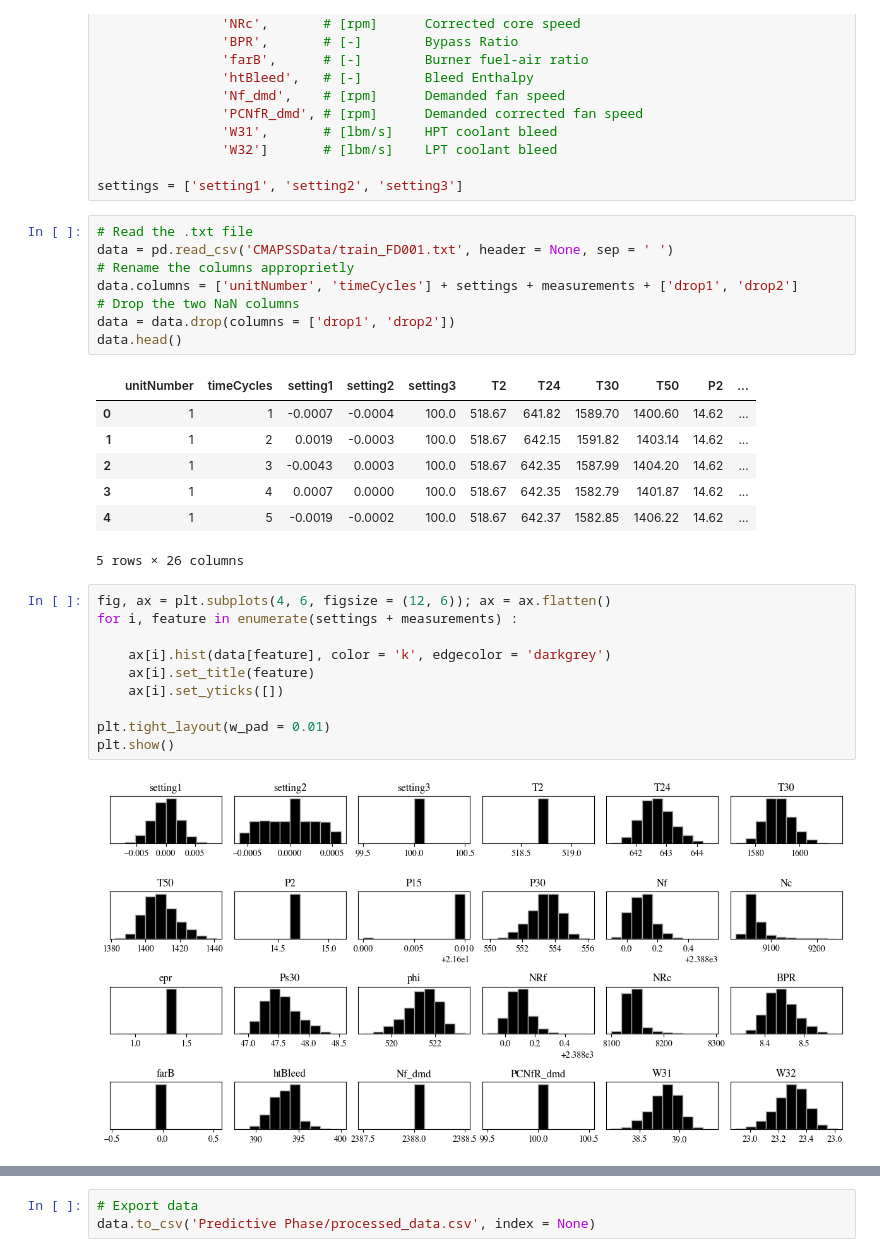
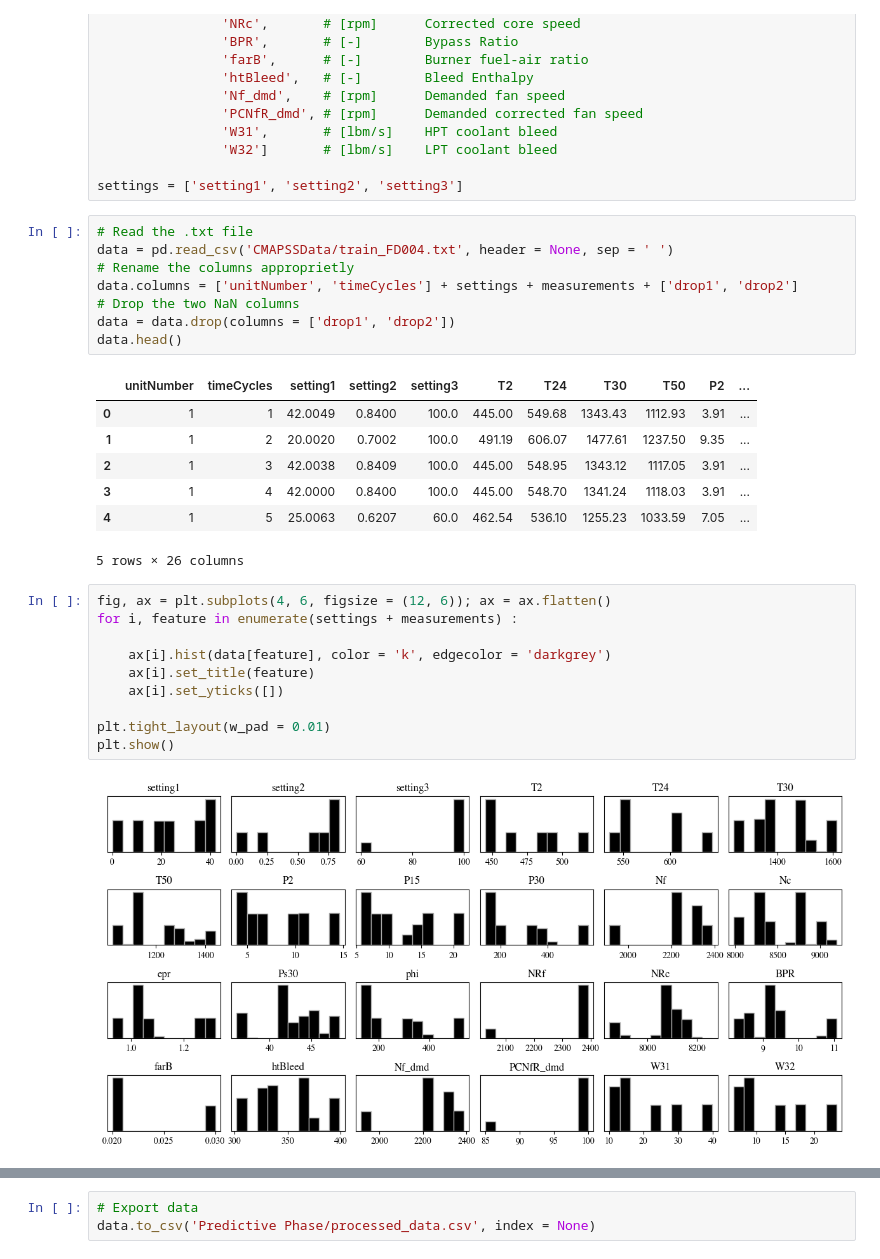
Before and after one commit to martinbog19/ml-engine-maintenance, a Jupyter notebook: EDA_.ipynb, the cells around one changed output, grey strips where cells are left out. Saved outputs shown, nothing was run; the diff lists cells and outputs as text.

```diff
--- a/EDA_.ipynb
+++ b/EDA_.ipynb
@@ -32,19 +32,19 @@ measurements = ['T2',        # [°R]       Total temperature at fan inlet
 settings = ['setting1', 'setting2', 'setting3']
 # %%
 # Read the .txt file
-data = pd.read_csv('CMAPSSData/train_FD001.txt', header = None, sep = ' ')
+data = pd.read_csv('CMAPSSData/train_FD004.txt', header = None, sep = ' ')
 # Rename the columns approprietly
 data.columns = ['unitNumber', 'timeCycles'] + settings + measurements + ['drop1', 'drop2']
 # Drop the two NaN columns
 data = data.drop(columns = ['drop1', 'drop2'])
 data.head()
 # %% [output]
 |  | unitNumber | timeCycles | setting1 | setting2 | setting3 | T2 | T24 | T30 | T50 | P2 | ... |
-| 0 | 1 | 1 | -0.0007 | -0.0004 | 100.0 | 518.67 | 641.82 | 1589.70 | 1400.60 | 14.62 | ... |
-| 1 | 1 | 2 | 0.0019 | -0.0003 | 100.0 | 518.67 | 642.15 | 1591.82 | 1403.14 | 14.62 | ... |
-| 2 | 1 | 3 | -0.0043 | 0.0003 | 100.0 | 518.67 | 642.35 | 1587.99 | 1404.20 | 14.62 | ... |
-| 3 | 1 | 4 | 0.0007 | 0.0000 | 100.0 | 518.67 | 642.35 | 1582.79 | 1401.87 | 14.62 | ... |
-| 4 | 1 | 5 | -0.0019 | -0.0002 | 100.0 | 518.67 | 642.37 | 1582.85 | 1406.22 | 14.62 | ... |
+| 0 | 1 | 1 | 42.0049 | 0.8400 | 100.0 | 445.00 | 549.68 | 1343.43 | 1112.93 | 3.91 | ... |
+| 1 | 1 | 2 | 20.0020 | 0.7002 | 100.0 | 491.19 | 606.07 | 1477.61 | 1237.50 | 9.35 | ... |
+| 2 | 1 | 3 | 42.0038 | 0.8409 | 100.0 | 445.00 | 548.95 | 1343.12 | 1117.05 | 3.91 | ... |
+| 3 | 1 | 4 | 42.0000 | 0.8400 | 100.0 | 445.00 | 548.70 | 1341.24 | 1118.03 | 3.91 | ... |
+| 4 | 1 | 5 | 25.0063 | 0.6207 | 60.0 | 462.54 | 536.10 | 1255.23 | 1033.59 | 7.05 | ... |
 5 rows × 26 columns
 # %%
 fig, ax = plt.subplots(4, 6, figsize = (12, 6)); ax = ax.flatten()
@@ -57,6 +57,6 @@ for i, feature in enumerate(settings + measurements) :
 plt.tight_layout(w_pad = 0.01)
 plt.show()
 # %% [output]
-[figure, old version]
+[figure, new version]
 # %%
 # Print list of constant features
```
Also changed, not shown: parts of 4 cells of this notebook.
